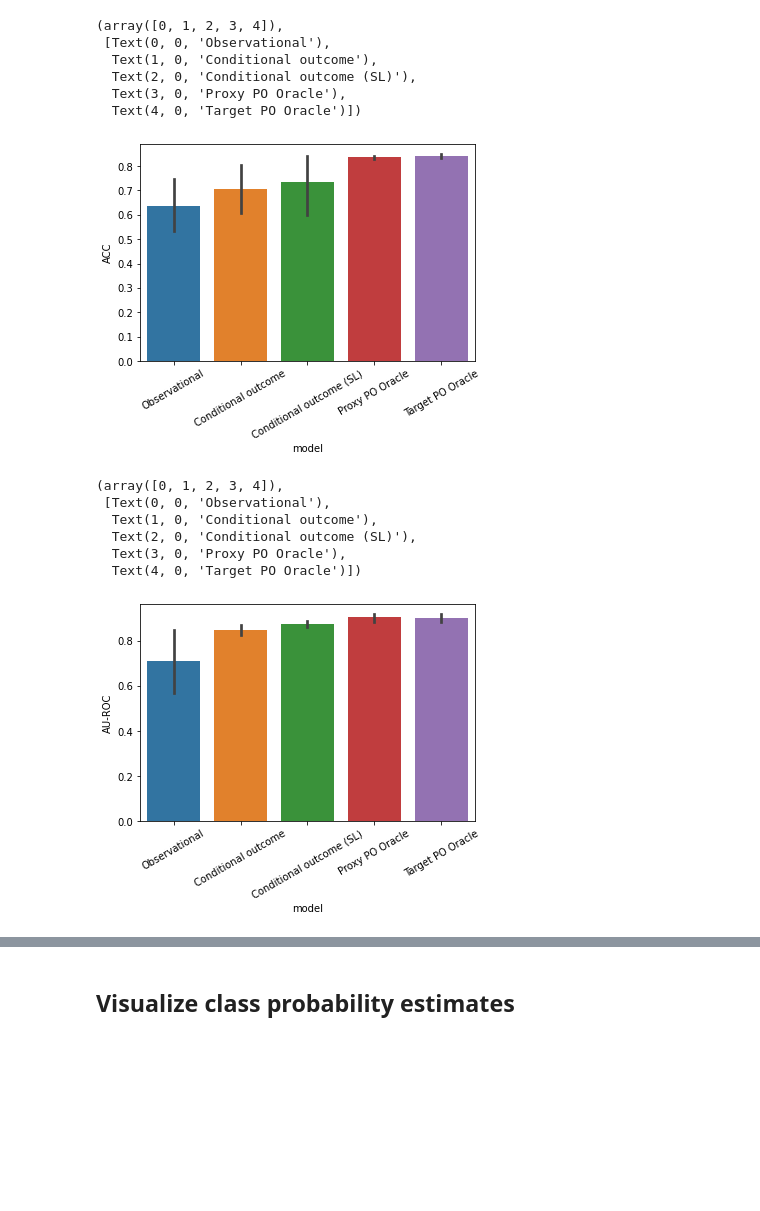
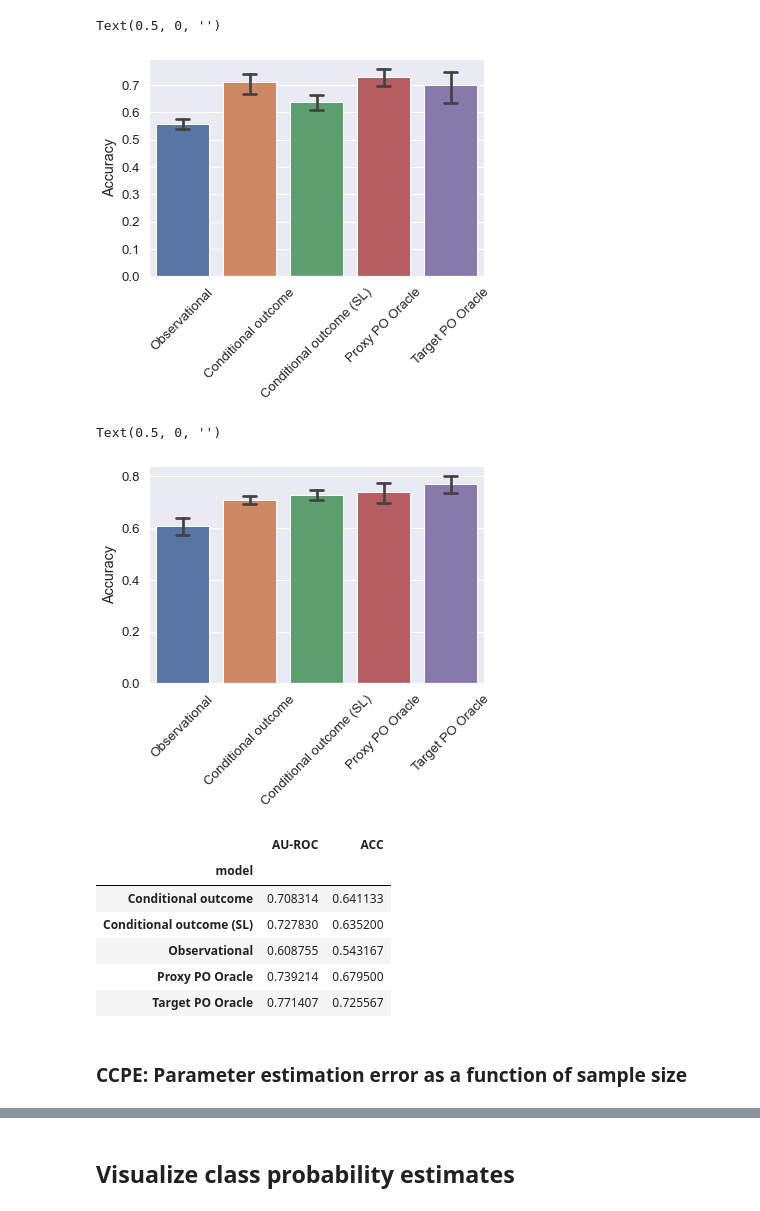
Before and after one commit to lguerdan/counterfactual-decision-support, a Jupyter notebook: experiments.ipynb, the cells around one changed output, grey strips where cells are left out. Drawn from its saved outputs; the diff is of its cells as text; code cells hidden in the pictures; blank space fills up the shorter version.

```diff
--- a/experiments.ipynb
+++ b/experiments.ipynb
@@ -2,6 +2,8 @@
 import seaborn as sns
 import pandas as pd
 import matplotlib.pyplot as plt
+sns.set_style("whitegrid")
+from sklearn.metrics import roc_auc_score, accuracy_score, precision_score
 
 from synexp import *
 from viz import *
@@ -57,21 +74,22 @@ expdf, error_params = generate_syn_data(
 do=0
 baselines = [{
     'model': 'Observational',
-    'target': 'Y'
+    'target': 'Y0'
 },{
     'model': 'Conditional outcome',
-    'target': 'Y'
+    'target': 'Y0'
 },{
     'model': 'Conditional outcome (SL)',
-    'target': 'Y'
+    'target': 'Y0'
 },{
     'model': 'Proxy PO Oracle',
-    'target': f'Y_{do}'
+    'target': f'Y0_{do}'
 },{
     'model': 'Target PO Oracle',
     'target': f'YS_{do}'
 }]
 
 exp_results = run_baseline_comparison_exp(baselines, do=do,
-                                          N_RUNS=5, NS=8000, n_epochs=20)
+                                          N_RUNS=2, NS=3000, K=1, n_epochs=30)
 resultdf = pd.DataFrame(exp_results)
+resultdf.to_csv('results/exp1_results.csv', index=False)
@@ -78,22 +302,30 @@ resultdf = pd.DataFrame(exp_results)
 # %%
-sns.barplot(data=resultdf, x='model', y='ACC')
-plt.xticks(rotation=30)
+sns.set(font_scale=1.2)
+g=sns.barplot(data=resultdf, x='model', y='ACC', capsize=.2)
+plt.xticks(rotation=45)
+plt.ylabel('Accuracy')
+plt.xlabel('')
 # %% [output]
-(array([0, 1, 2, 3, 4]),
- [Text(0, 0, 'Observational'),
-  Text(1, 0, 'Conditional outcome'),
-  Text(2, 0, 'Conditional outcome (SL)'),
-  Text(3, 0, 'Proxy PO Oracle'),
-  Text(4, 0, 'Target PO Oracle')])
+Text(0.5, 0, '')
-[figure, old version]
+[figure, new version]
 # %%
-sns.barplot(data=resultdf, x='model', y='AU-ROC')
-plt.xticks(rotation=30)
+sns.set(font_scale=1.2)
+g=sns.barplot(data=resultdf, x='model', y='AU-ROC', capsize=.2)
+plt.xticks(rotation=45)
+plt.ylabel('Accuracy')
+plt.xlabel('')
 # %% [output]
-(array([0, 1, 2, 3, 4]),
- [Text(0, 0, 'Observational'),
-  Text(1, 0, 'Conditional outcome'),
-  Text(2, 0, 'Conditional outcome (SL)'),
-  Text(3, 0, 'Proxy PO Oracle'),
-  Text(4, 0, 'Target PO Oracle')])
+Text(0.5, 0, '')
-[figure, old version]
+[figure, new version]
+# %%
+resultdf.groupby('model').mean()
+# %% [output]
+|  | AU-ROC | ACC |
+| model |  |  |
+| Conditional outcome | 0.708314 | 0.641133 |
+| Conditional outcome (SL) | 0.727830 | 0.635200 |
+| Observational | 0.608755 | 0.543167 |
+| Proxy PO Oracle | 0.739214 | 0.679500 |
+| Target PO Oracle | 0.771407 | 0.725567 |
+# %% [markdown]
+### CCPE: Parameter estimation error as a function of sample size
```
Also changed, not shown: parts of 25 cells of this notebook, 6 other files.
